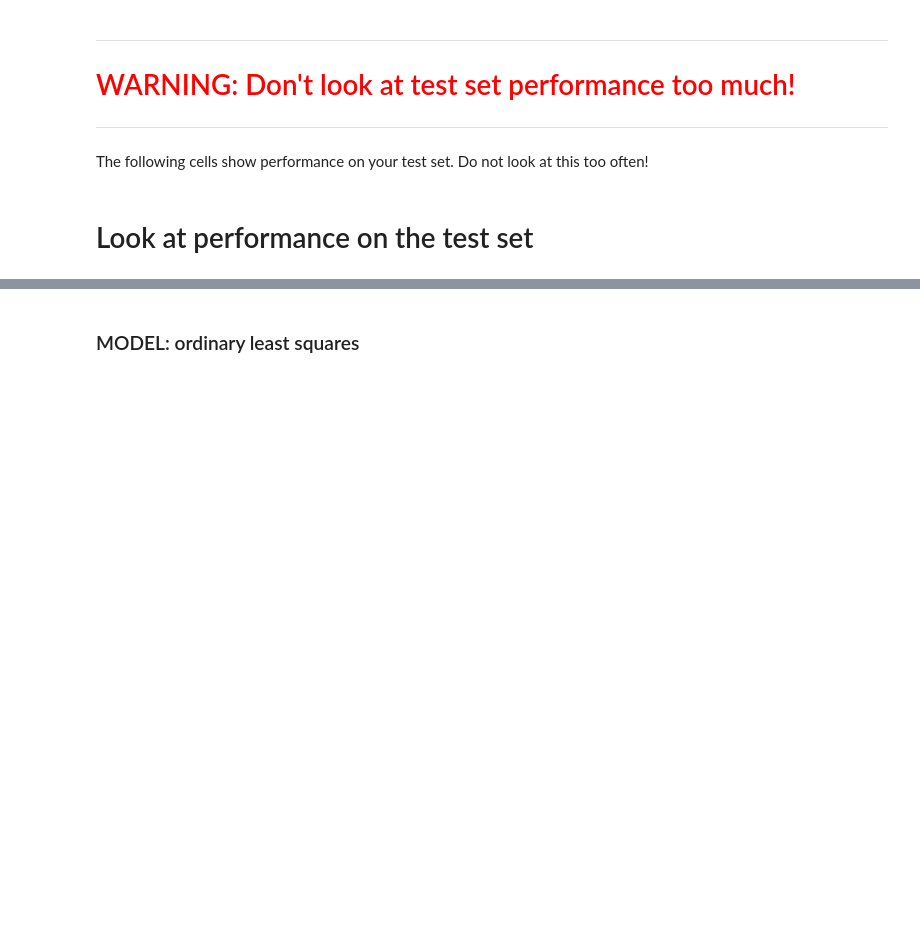
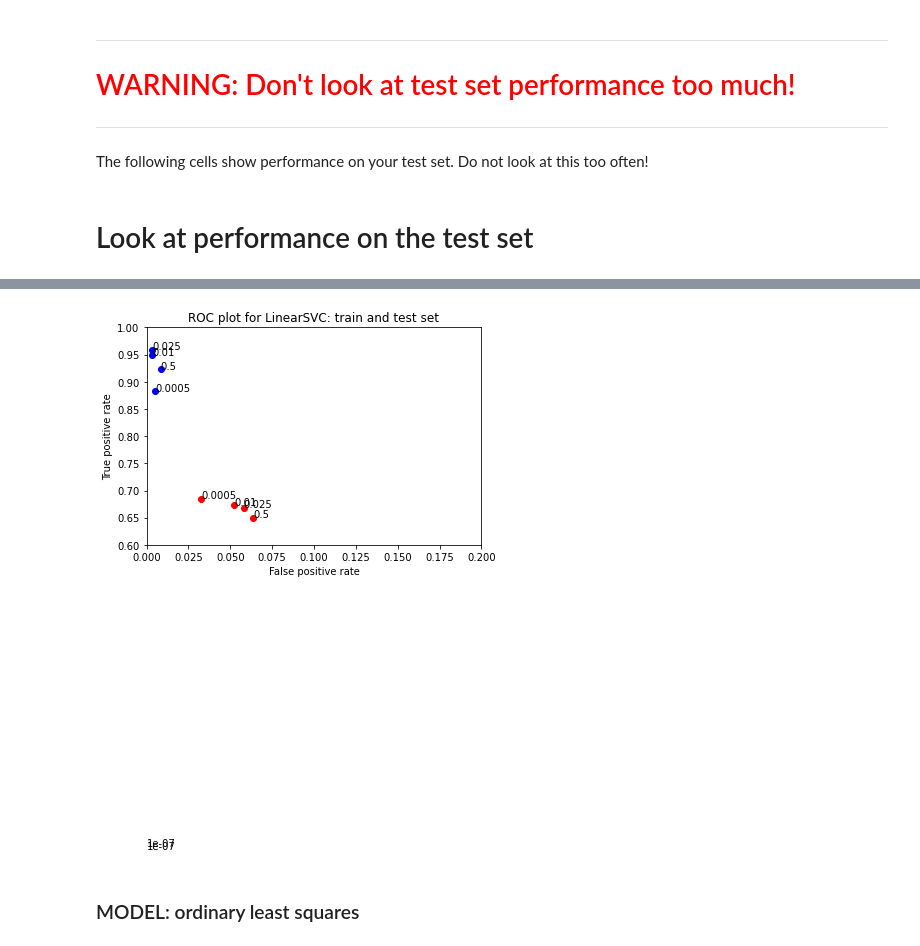
Before and after one commit to Jill1995/ml, a Jupyter notebook: final_assignment_1/toxiccomments_first_full_iteration.ipynb, the cells around one changed output, grey strips where cells are left out. Cells and saved outputs as stored; diff of their text form; code cells hidden in the pictures; blank space fills up the shorter version.

```diff
--- a/final_assignment_1/toxiccomments_first_full_iteration.ipynb
+++ b/final_assignment_1/toxiccomments_first_full_iteration.ipynb
@@ -361,3 +351,10 @@ A Lou Dobbs had allegedly made those comments of rebellion.
 The following cells show performance on your test set. Do not look at this too often!
 # %% [markdown]
 # Look at performance on the test set
+# %%
+svc_test = {}
+
+for i in range(5):
+    svc_test[i] = BinaryClassificationPerformance(svc[i].predict(X_test), y_test, (str(C_val[i])))
+    svc_test[i].compute_measures()
+    print(svc_test[i].performance_measures)
@@ -364,3 +367,20 @@ The following cells show performance on your test set. Do not look at this too o
+# %%
+for i in range(5):
+    plt.plot(svc_train[i].performance_measures['FP'] / svc_train[i].performance_measures['Neg'],
+             svc_train[i].performance_measures['TP'] / svc_train[i].performance_measures['Pos'], 'bo')
+    plt.text(svc_train[i].performance_measures['FP'] / svc_train[i].performance_measures['Neg'],
+             svc_train[i].performance_measures['TP'] / svc_train[i].performance_measures['Pos'], svc_train[i].desc)
+    plt.plot(svc_test[i].performance_measures['FP'] / svc_test[i].performance_measures['Neg'],
+             svc_test[i].performance_measures['TP'] / svc_test[i].performance_measures['Pos'], 'ro')
+    plt.text(svc_test[i].performance_measures['FP'] / svc_test[i].performance_measures['Neg'],
+             svc_test[i].performance_measures['TP'] / svc_test[i].performance_measures['Pos'], svc_train[i].desc)
+plt.axis([0, 0.2, 0.6, 1])
+plt.title('ROC plot for LinearSVC: train and test set')
+plt.xlabel('False positive rate')
+plt.ylabel('True positive rate')
+plt.show()
+# %% [output]
+[figure, added]
 # %% [markdown]
 ### MODEL: ordinary least squares
 # %%
```
Also changed, not shown: parts of 35 cells of this notebook.
